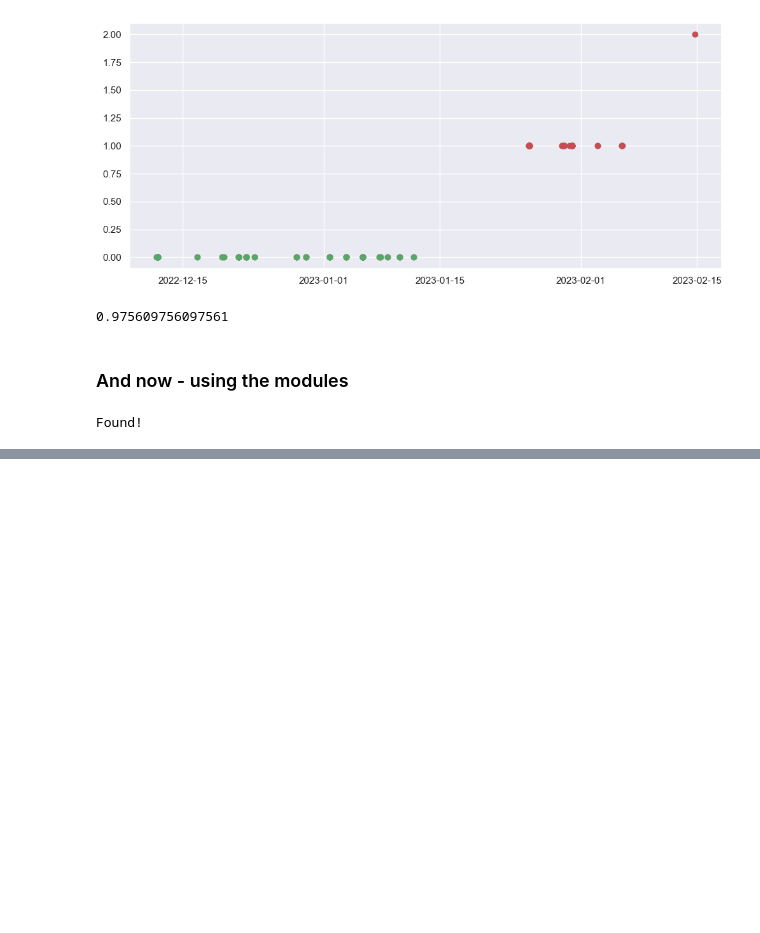
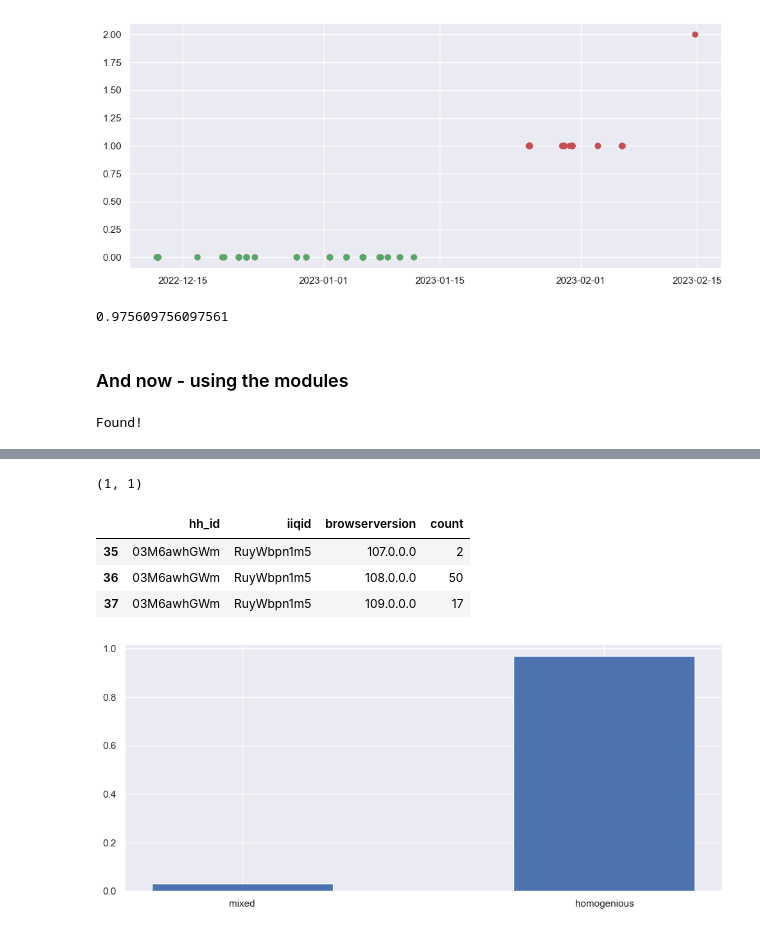
Before and after one commit to menisadi/merged, a Jupyter notebook: Notebooks/UA Noise Research.ipynb, the cells around one changed output, grey strips where cells are left out. Saved outputs shown, nothing was run; the diff lists cells and outputs as text; code cells hidden in the pictures; blank space fills up the shorter version.

```diff
--- a/Notebooks/UA Noise Research.ipynb
+++ b/Notebooks/UA Noise Research.ipynb
@@ -569,0 +668,29 @@ one_cookie_data[["time", "osversion", "browserversion"]].head(15)
+# %%
+# df1.groupby(['A','B']).size().reset_index().rename(columns={0:'count'})
+hh_and_iiq_ids = non_mixed_data.groupby(["hh_id", "iiqid", "browserversion"]).size().reset_index().rename(columns={0:'count'})
+# %%
+h, i, b, c = hh_and_iiq_ids.iloc[35]
+mix_precision_type(h, i, hh_and_iiq_ids)
+# %% [output]
+(1, 1)
+# %%
+hh_and_iiq_ids[(hh_and_iiq_ids["hh_id"]==h) & (hh_and_iiq_ids["iiqid"]==i)]
+# %% [output]
+|  | hh_id | iiqid | browserversion | count |
+| 35 | 03M6awhGWm | RuyWbpn1m5 | 107.0.0.0 | 2 |
+| 36 | 03M6awhGWm | RuyWbpn1m5 | 108.0.0.0 | 50 |
+| 37 | 03M6awhGWm | RuyWbpn1m5 | 109.0.0.0 | 17 |
+# %%
+# precision_mixing_types = [mix_precision_type(h,i, non_mixed_data) for h, i, c in hh_and_iiq_ids.values]
+precision_mixing_types = []
+for h, i, b, c in tqdm(hh_and_iiq_ids.values):
+    curr_type, curr_highest_precision = mix_precision_type(h,i, hh_and_iiq_ids)
+    precision_mixing_types.append((h, i, curr_type, curr_highest_precision))
+# %%
+mixings = [t for _,_,t,_ in precision_mixing_types]
+weights = np.ones_like(mixings) / len(mixings)
+# %%
+plt.hist(x=mixings, bins=[0,0.5, 1,1.5], weights=weights, align='left')
+plt.xticks(ticks=[0,1], labels=['mixed', 'homogenious']);
+# %% [output]
+[figure, added]
```
Also changed, not shown: parts of 60 cells of this notebook.
